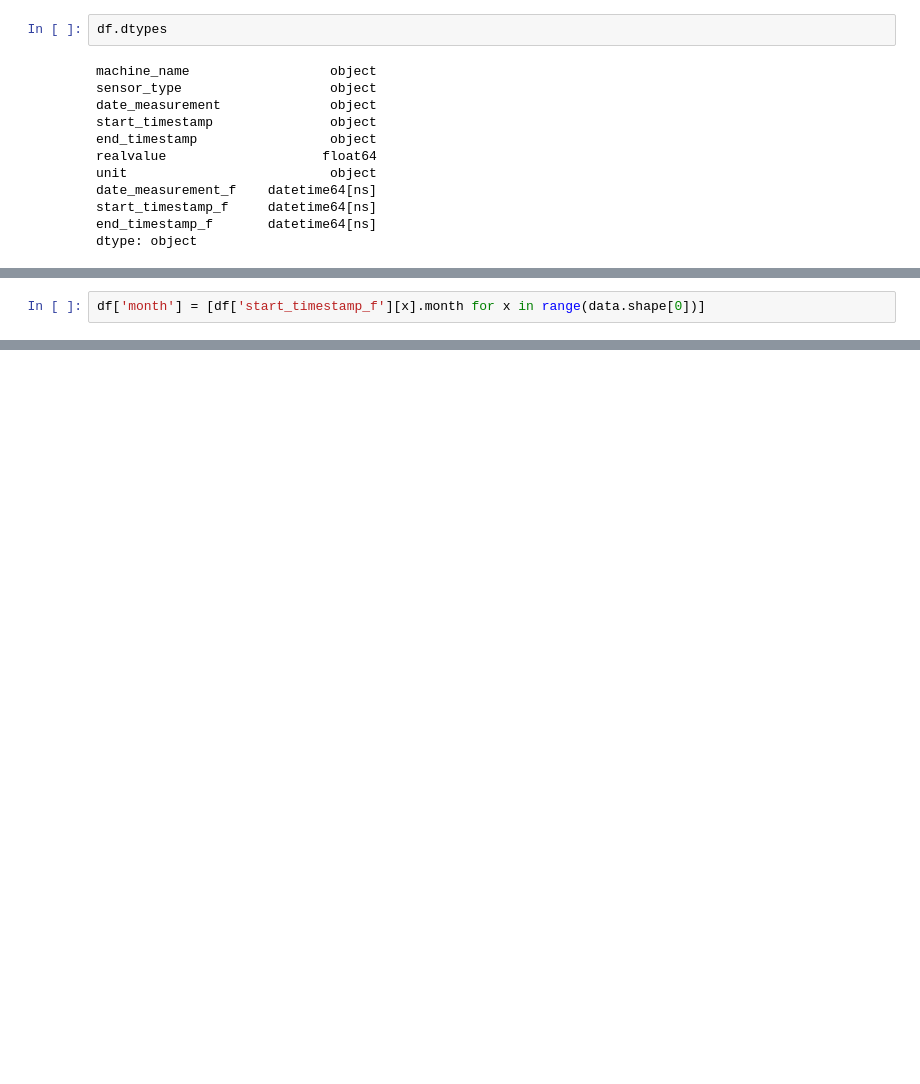
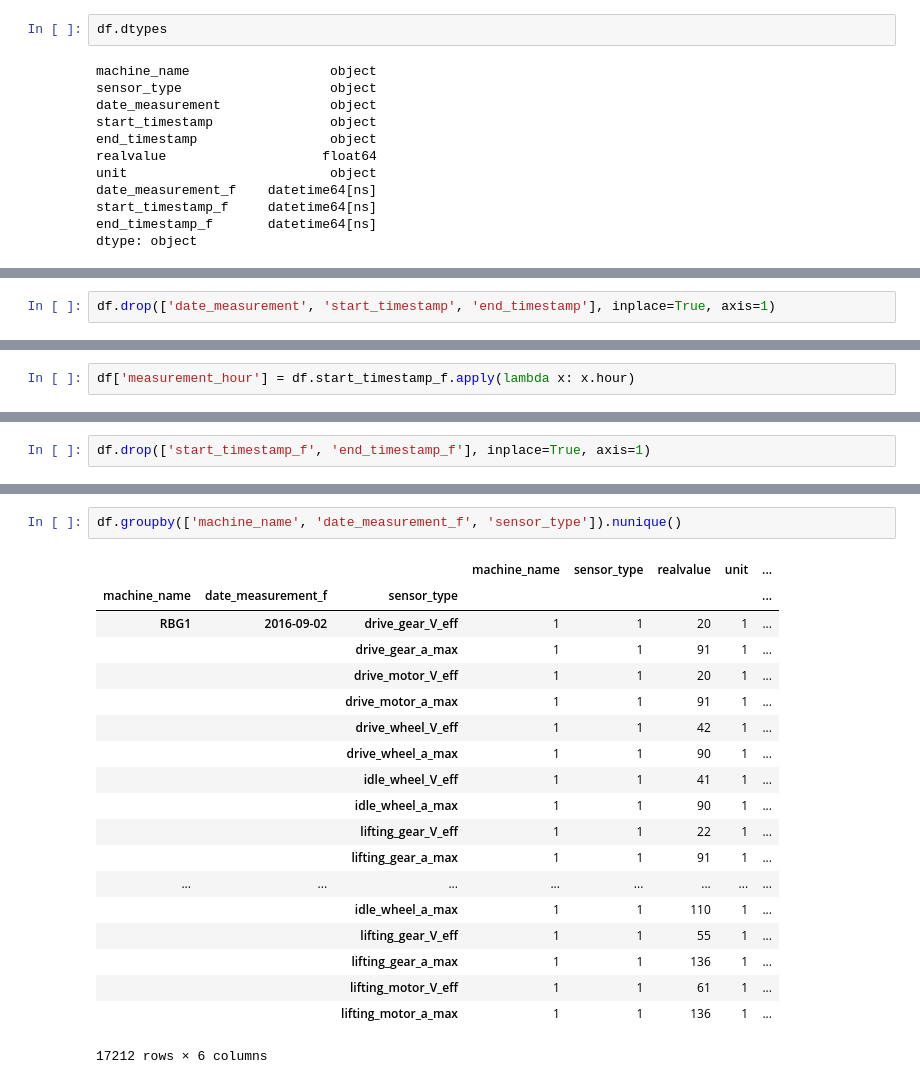
Before and after one commit to PacoPacov/Datathon_Global_2018, a Jupyter notebook: 01. Data Overview.ipynb, the cells around one changed output, grey strips where cells are left out. Drawn from its saved outputs; the diff is of its cells as text; blank space fills up the shorter version.

```diff
--- a/01. Data Overview.ipynb
+++ b/01. Data Overview.ipynb
@@ -194,2 +157,0 @@ df['year'] = [df['start_timestamp_f'][x].year for x in range(data.shape[0])]
-# %%
-df['month'] = [df['start_timestamp_f'][x].month for x in range(data.shape[0])]
@@ -237,0 +165,2 @@ table6.to_csv("Pivot table Special.csv", \
+# %%
+df.drop(['date_measurement', 'start_timestamp', 'end_timestamp'], inplace=True, axis=1)
@@ -237,0 +173,2 @@ table6.to_csv("Pivot table Special.csv", \
+# %%
+df['measurement_hour'] = df.start_timestamp_f.apply(lambda x: x.hour)
@@ -237,0 +184,2 @@ table6.to_csv("Pivot table Special.csv", \
+# %%
+df.drop(['start_timestamp_f', 'end_timestamp_f'], inplace=True, axis=1)
@@ -237,0 +279,22 @@ table6.to_csv("Pivot table Special.csv", \
+# %%
+df.groupby(['machine_name', 'date_measurement_f', 'sensor_type']).nunique()
+# %% [output]
+|  |  |  | machine_name | sensor_type | realvalue | unit | ... |
+| machine_name | date_measurement_f | sensor_type |  |  |  |  | ... |
+| RBG1 | 2016-09-02 | drive_gear_V_eff | 1 | 1 | 20 | 1 | ... |
+|  |  | drive_gear_a_max | 1 | 1 | 91 | 1 | ... |
+|  |  | drive_motor_V_eff | 1 | 1 | 20 | 1 | ... |
+|  |  | drive_motor_a_max | 1 | 1 | 91 | 1 | ... |
+|  |  | drive_wheel_V_eff | 1 | 1 | 42 | 1 | ... |
+|  |  | drive_wheel_a_max | 1 | 1 | 90 | 1 | ... |
+|  |  | idle_wheel_V_eff | 1 | 1 | 41 | 1 | ... |
+|  |  | idle_wheel_a_max | 1 | 1 | 90 | 1 | ... |
+|  |  | lifting_gear_V_eff | 1 | 1 | 22 | 1 | ... |
+|  |  | lifting_gear_a_max | 1 | 1 | 91 | 1 | ... |
+| ... | ... | ... | ... | ... | ... | ... | ... |
+|  |  | idle_wheel_a_max | 1 | 1 | 110 | 1 | ... |
+|  |  | lifting_gear_V_eff | 1 | 1 | 55 | 1 | ... |
+|  |  | lifting_gear_a_max | 1 | 1 | 136 | 1 | ... |
+|  |  | lifting_motor_V_eff | 1 | 1 | 61 | 1 | ... |
+|  |  | lifting_motor_a_max | 1 | 1 | 136 | 1 | ... |
+17212 rows × 6 columns
```
Also changed, not shown: parts of 60 cells of this notebook.
